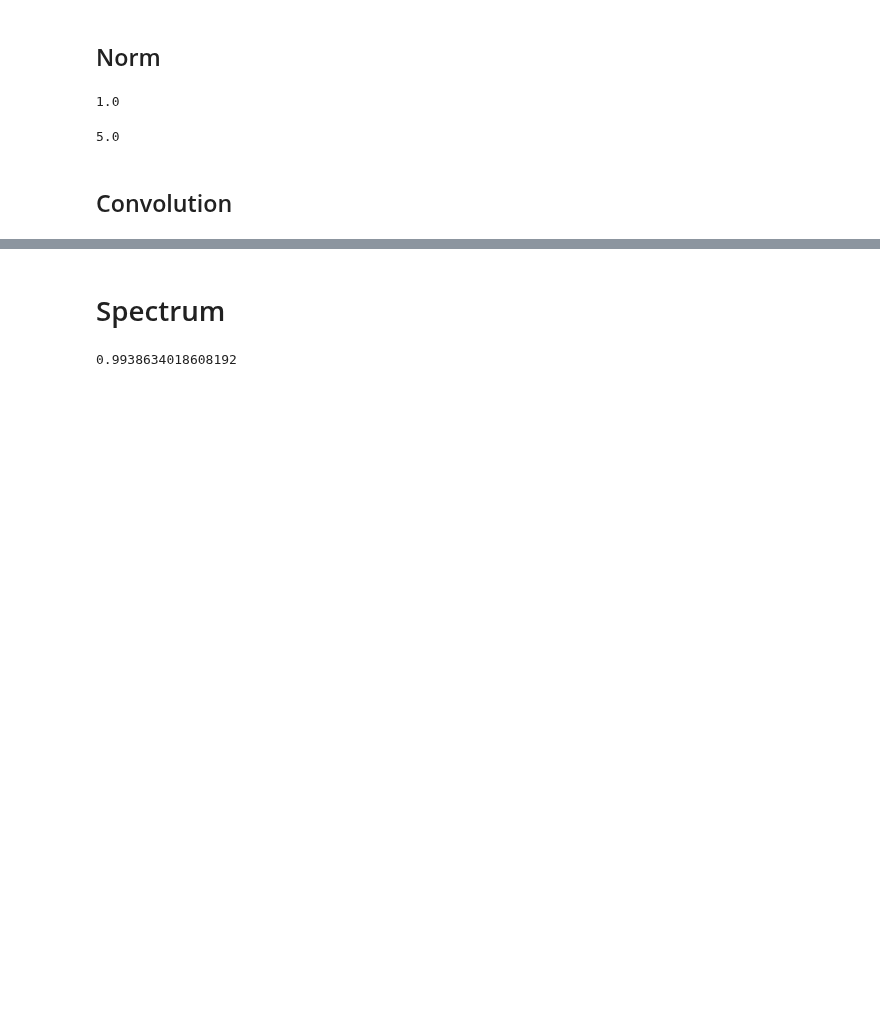
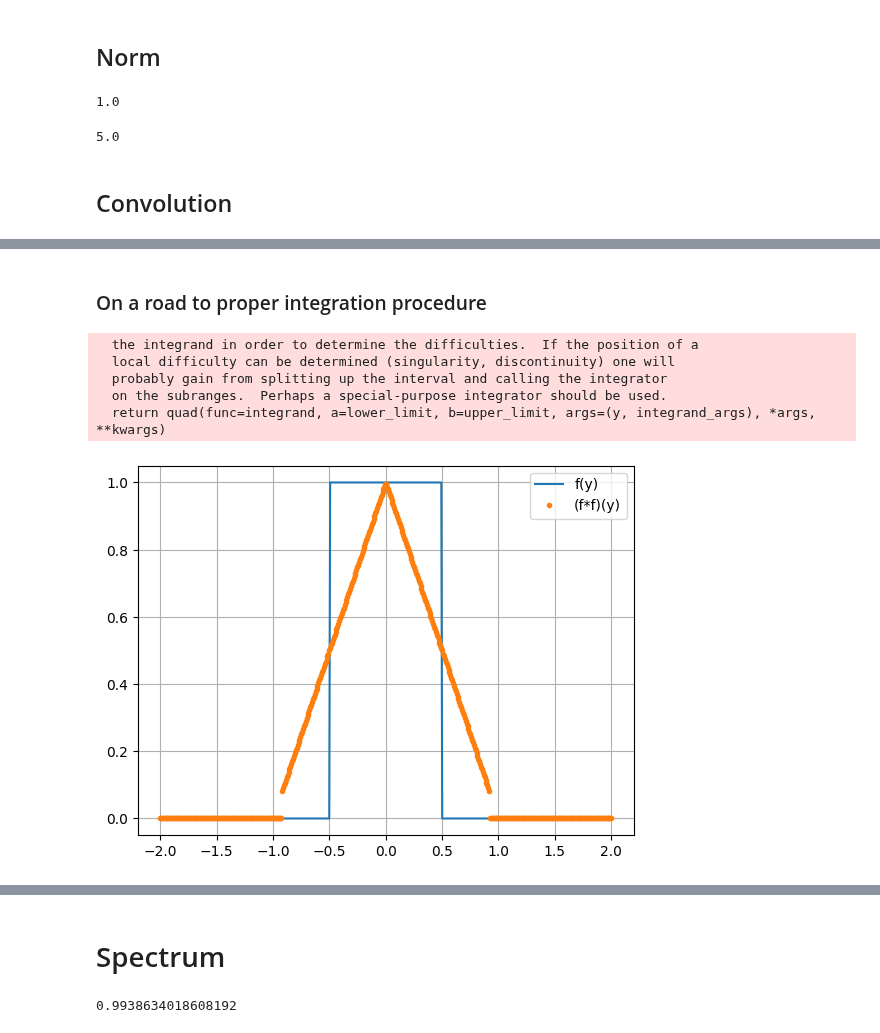
Before and after one commit to grzanka/microdosimetric_spectra_folding, a Jupyter notebook: notebooks/0.2-validation-convolutions.ipynb, the cells around one changed output, grey strips where cells are left out. Drawn from its saved outputs; the diff is of its cells as text; code cells hidden in the pictures; blank space fills up the shorter version.

```diff
--- a/notebooks/0.2-validation-convolutions.ipynb
+++ b/notebooks/0.2-validation-convolutions.ipynb
@@ -61,0 +70,24 @@ TypeError: _convolution_integrand() missing 1 required positional argument: 'y'
+# %% [markdown]
+### On a road to proper integration procedure
+# %%
+# plotting limits
+y_values = np.linspace(start=-2, stop=2, num=500)
+# default integration settings, we are not convering
+step_function_args = (1,-0.5,0.5,0)
+convolution_integration_limits = (-np.inf, np.inf)
+integral_kwargs = {}
+convolution_values = np.array([convolution(step_function,lower_limit=convolution_integration_limits[0], upper_limit=convolution_integration_limits[1], kwargs=integral_kwargs)(y=y, integrand_args=step_function_args)[0] for y in y_values])
+
+#plotting
+fig, ax = plt.subplots()
+ax.plot(y_values, step_functions(y_values, *step_function_args), label="f(y)")
+ax.plot(y_values, convolution_values, '.', label="(f*f)(y)")
+ax.grid();
+ax.legend();
+# %% [output]
+  the integrand in order to determine the difficulties.  If the position of a
+  local difficulty can be determined (singularity, discontinuity) one will
+  probably gain from splitting up the interval and calling the integrator
+  on the subranges.  Perhaps a special-purpose integrator should be used.
+  return quad(func=integrand, a=lower_limit, b=upper_limit, args=(y, integrand_args), *args, **kwargs)
+[figure, added]
```
Also changed, not shown: parts of 15 cells of this notebook, 1 other file.
